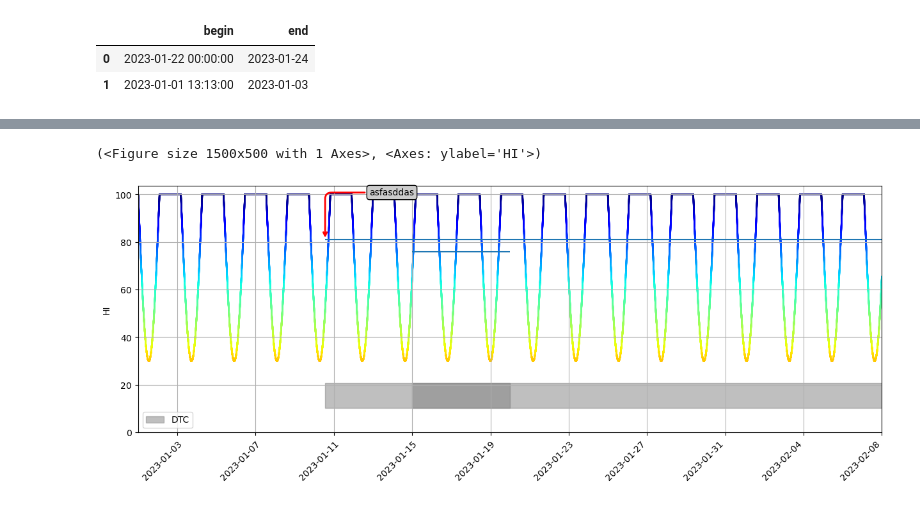
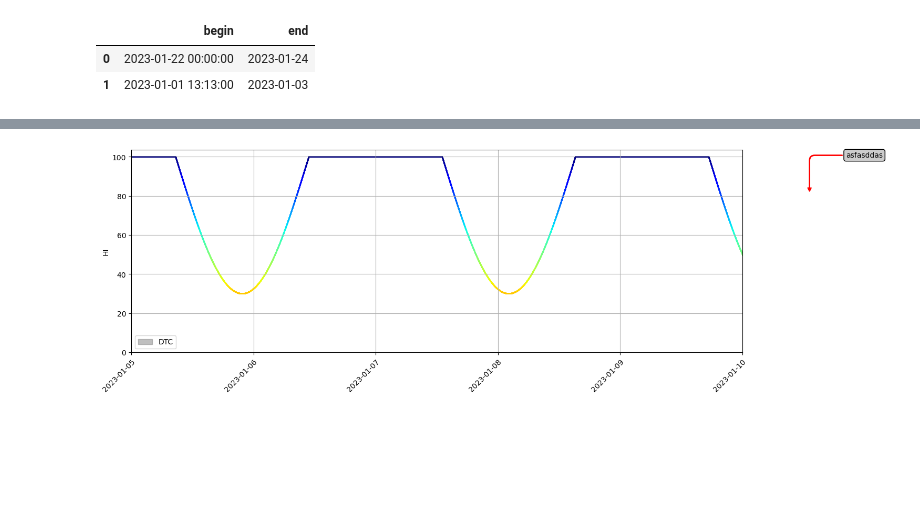
Before and after one commit to alessandro-rubin/matplotlib_training, a Jupyter notebook: hi_plot.ipynb, the cells around one changed output, grey strips where cells are left out. Cells and saved outputs as stored; diff of their text form; code cells hidden in the pictures; blank space fills up the shorter version.

Commit message:
added option to plot restriced interval

```diff
--- a/hi_plot.ipynb
+++ b/hi_plot.ipynb
@@ -41,5 +41,5 @@ data=pd.DataFrame(data)
 cmap=plt.get_cmap('jet',lut=100).reversed()
 norm=matplotlib.colors.Normalize(0,100)
 # %%
-plottingFunctions.detail_HI_plot(data,datetime_intervals,interval_annotations=['','asfasddas'])
+fig,ax=plottingFunctions.detail_HI_plot(data,datetime_intervals,interval_annotations=['','asfasddas'],start_date='2023-1-5',end_date='2023-1-10')
 # %% [output]
@@ -46,9 +50,8 @@ plottingFunctions.detail_HI_plot(data,datetime_intervals,interval_annotations=['
 (0, begin   2023-01-15
 end     2023-01-20
 Name: 0, dtype: datetime64[ns])
 (1, begin   2023-01-10 13:13:00
 end     2023-06-13 00:00:00
 Name: 1, dtype: datetime64[ns])
 [<matplotlib.patches.Polygon object at 0x...>] ['DTC']
-(<Figure size 1500x500 with 1 Axes>, <Axes: ylabel='HI'>)
-[figure, old version]
+[figure, new version]
```
Also changed, not shown: parts of 1 cell of this notebook, 1 other file.
